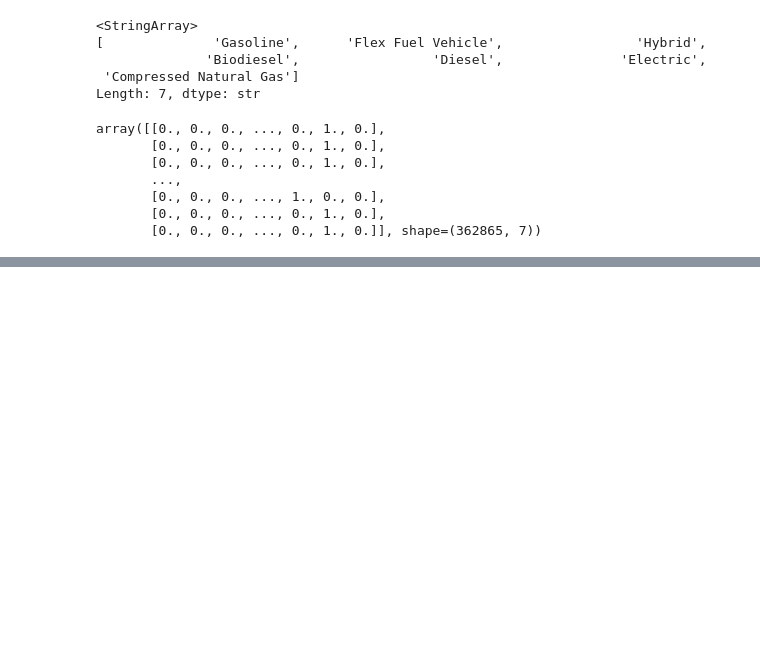
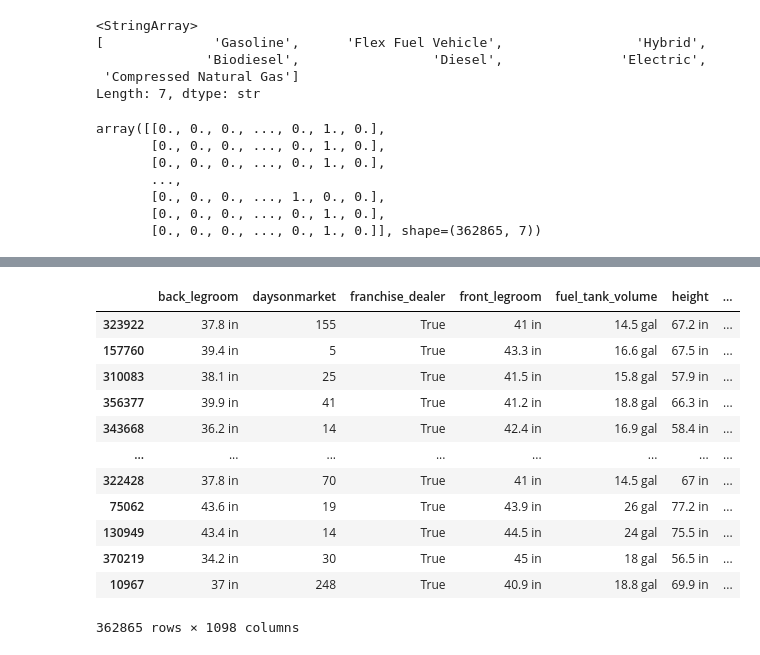
Before and after one commit to alaqadzacharyassine-del/Devoir-Python_prepross, a Jupyter notebook: Devoir_ML.ipynb, the cells around one changed output, grey strips where cells are left out. Cells and saved outputs as stored; diff of their text form; code cells hidden in the pictures; blank space fills up the shorter version.

```diff
--- a/Devoir_ML.ipynb
+++ b/Devoir_ML.ipynb
@@ -654,0 +677,10 @@ array([[0., 0., 0., ..., 0., 1., 0.],
+# %%
+# Séparer colonnes numériques et catégorielles
+num_cols = df_train_prepro.select_dtypes(include=['int64', 'float64']).columns
+cat_cols = df_train_prepro.select_dtypes(include=['object', 'category', 'bool']).columns
+
+# Imputation numérique → médiane
+df_train_prepro[num_cols] = df_train_prepro[num_cols].fillna(df_train_prepro[num_cols].median())
+
+# Imputation catégorielle → mode
+df_train_prepro[cat_cols] = df_train_prepro[cat_cols].apply(lambda x: x.fillna(x.mode()[0]))
@@ -654,0 +728,9 @@ array([[0., 0., 0., ..., 0., 1., 0.],
+# %%
+cat_cols = ['body_type', 'engine_type', 'fuel_type',
+            'make_name', 'model_name',
+            'transmission', 'wheel_system',
+            'is_new']
+
+df_train_prepro = pd.get_dummies(df_train_prepro,
+                                 columns=cat_cols,
+                                 drop_first=True)
@@ -654,0 +749,16 @@ array([[0., 0., 0., ..., 0., 1., 0.],
+# %%
+df_train_prepro
+# %% [output]
+|  | back_legroom | daysonmarket | franchise_dealer | front_legroom | fuel_tank_volume | height | ... |
+| 323922 | 37.8 in | 155 | True | 41 in | 14.5 gal | 67.2 in | ... |
+| 157760 | 39.4 in | 5 | True | 43.3 in | 16.6 gal | 67.5 in | ... |
+| 310083 | 38.1 in | 25 | True | 41.5 in | 15.8 gal | 57.9 in | ... |
+| 356377 | 39.9 in | 41 | True | 41.2 in | 18.8 gal | 66.3 in | ... |
+| 343668 | 36.2 in | 14 | True | 42.4 in | 16.9 gal | 58.4 in | ... |
+| ... | ... | ... | ... | ... | ... | ... | ... |
+| 322428 | 37.8 in | 70 | True | 41 in | 14.5 gal | 67 in | ... |
+| 75062 | 43.6 in | 19 | True | 43.9 in | 26 gal | 77.2 in | ... |
+| 130949 | 43.4 in | 14 | True | 44.5 in | 24 gal | 75.5 in | ... |
+| 370219 | 34.2 in | 30 | True | 45 in | 18 gal | 56.5 in | ... |
+| 10967 | 37 in | 248 | True | 40.9 in | 18.8 gal | 69.9 in | ... |
+362865 rows × 1098 columns
```
Also changed, not shown: parts of 9 cells of this notebook.
